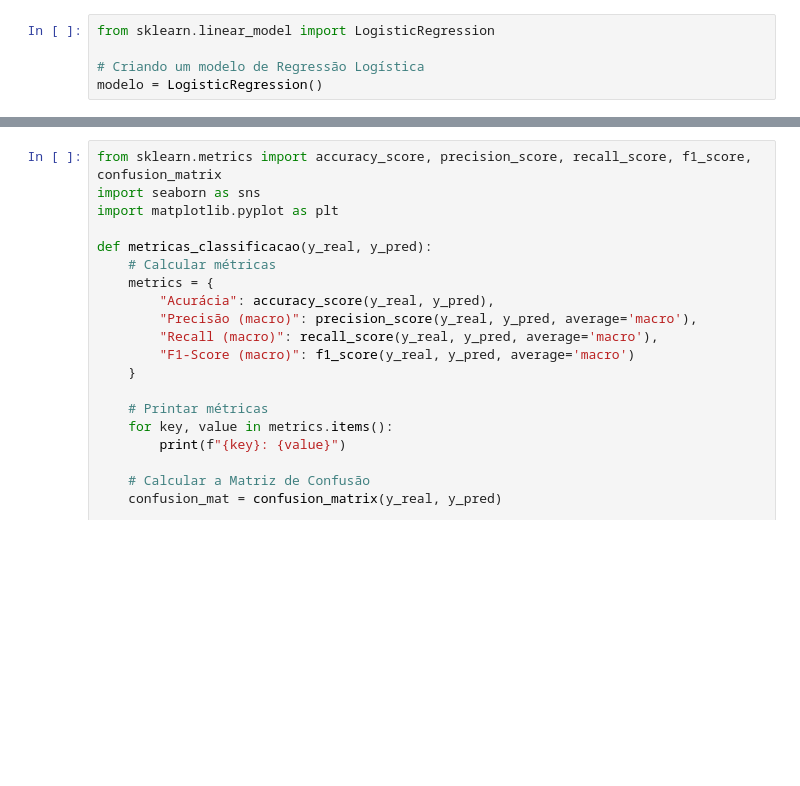
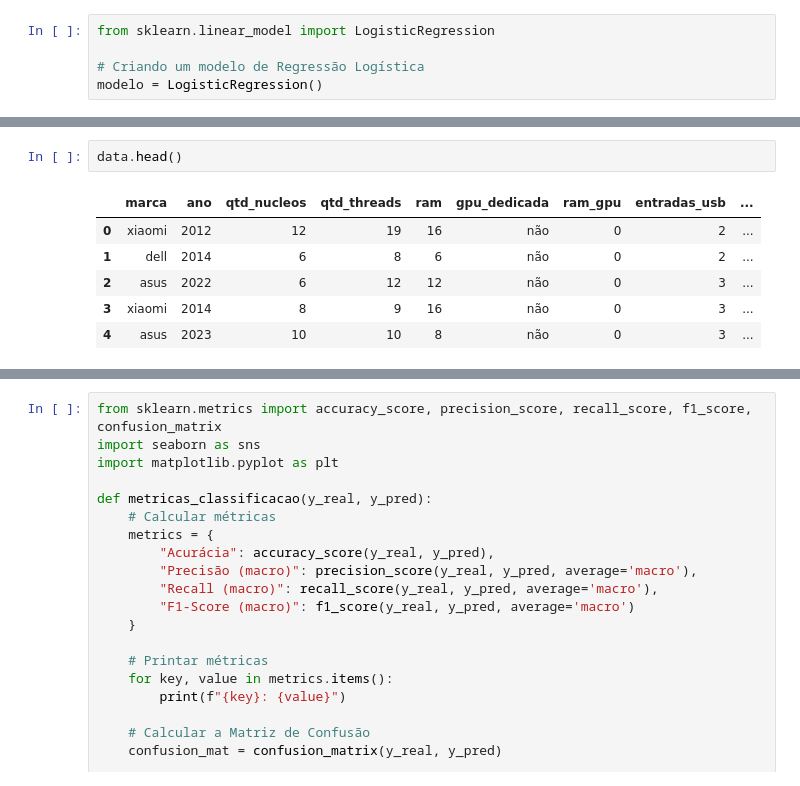
Before and after one commit to leaop/Graduation, a Jupyter notebook: 4 semestre/aprendizado de maquina/exercicio_otimização.ipynb, the cells around one changed output, grey strips where cells are left out. Saved outputs shown, nothing was run; the diff lists cells and outputs as text; blank space fills up the shorter version.

```diff
--- a/4 semestre/aprendizado de maquina/exercicio_otimização.ipynb
+++ b/4 semestre/aprendizado de maquina/exercicio_otimização.ipynb
@@ -32,0 +31,9 @@ y = data.target
+# %%
+data.head()
+# %% [output]
+|  | marca | ano | qtd_nucleos | qtd_threads | ram | gpu_dedicada | ram_gpu | entradas_usb | ... |
+| 0 | xiaomi | 2012 | 12 | 19 | 16 | não | 0 | 2 | ... |
+| 1 | dell | 2014 | 6 | 8 | 6 | não | 0 | 2 | ... |
+| 2 | asus | 2022 | 6 | 12 | 12 | não | 0 | 3 | ... |
+| 3 | xiaomi | 2014 | 8 | 9 | 16 | não | 0 | 3 | ... |
+| 4 | asus | 2023 | 10 | 10 | 8 | não | 0 | 3 | ... |
```
Also changed, not shown: parts of 37 cells of this notebook, 2 other files.
